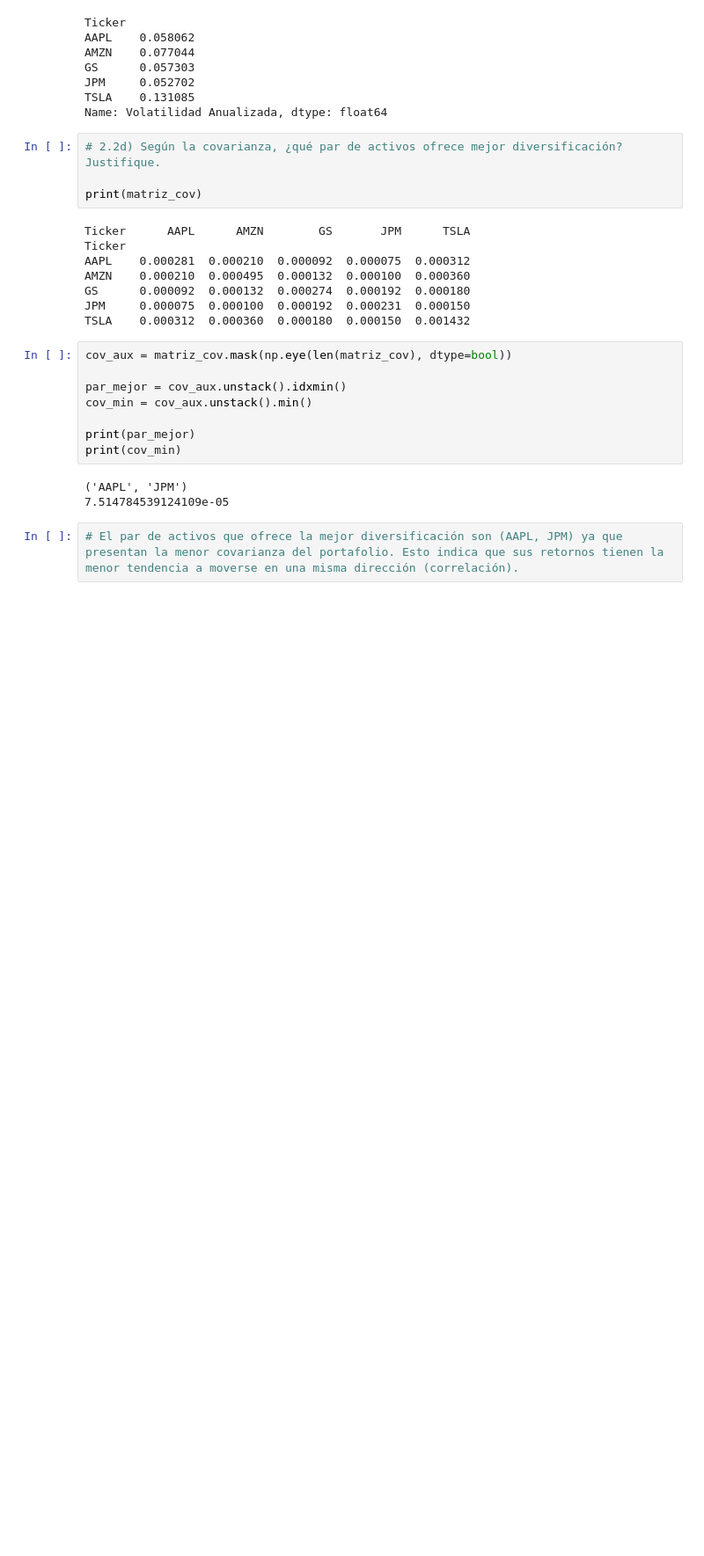
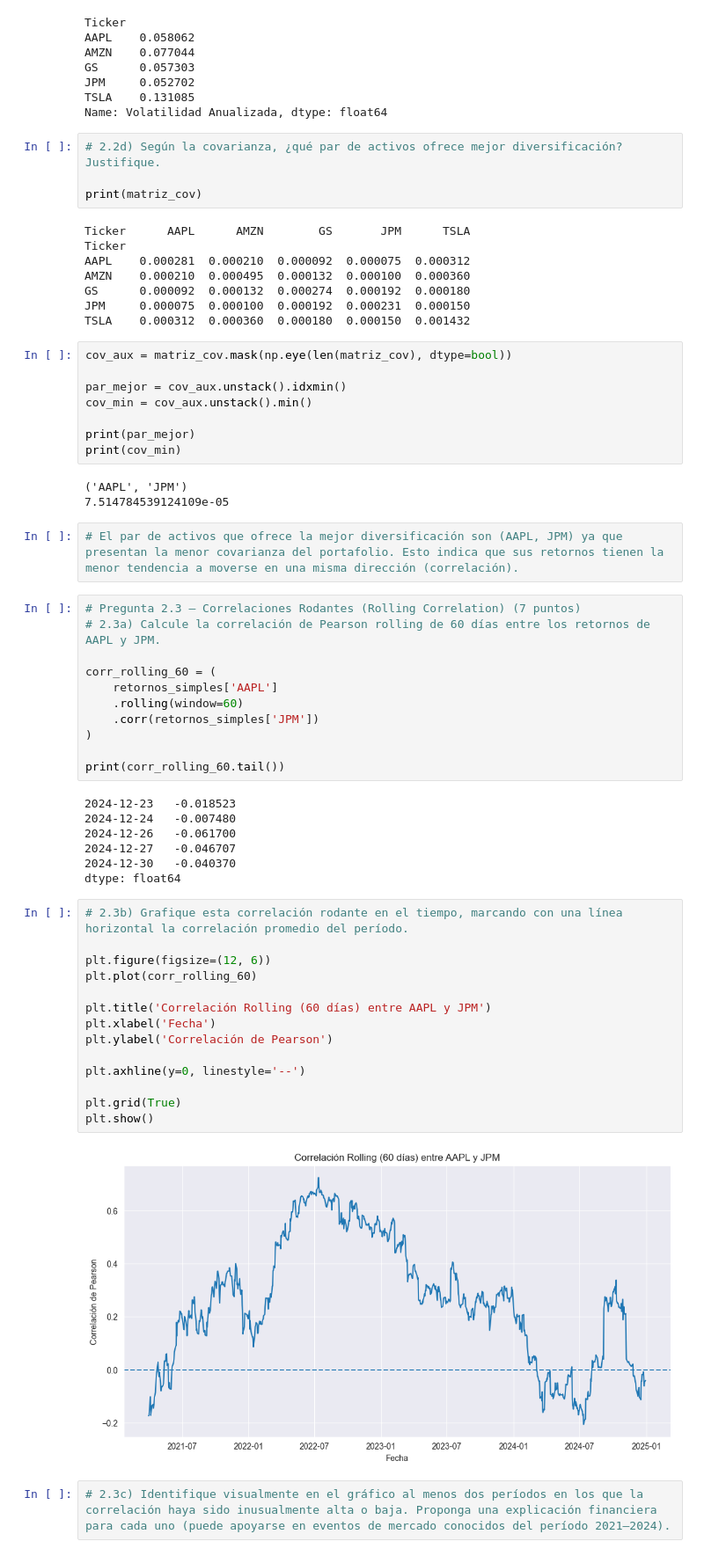
Before and after one commit to acardenas89/ds_finance_cardenas, a Jupyter notebook: notebooks/Tarea_3.ipynb, the cells around one changed output. Shown at 88% size. Saved outputs shown, nothing was run; the diff lists cells and outputs as text; blank space fills up the shorter version.

Commit message:
Correlacion Rolling (60 dias)

```diff
--- a/notebooks/Tarea_3.ipynb
+++ b/notebooks/Tarea_3.ipynb
@@ -608,3 +608,39 @@ print(cov_min)
 7.514784539124109e-05
 # %%
 # El par de activos que ofrece la mejor diversificación son (AAPL, JPM) ya que presentan la menor covarianza del portafolio. Esto indica que sus retornos tienen la menor tendencia a moverse en una misma dirección (correlación).
+# %%
+# Pregunta 2.3 — Correlaciones Rodantes (Rolling Correlation) (7 puntos)
+# 2.3a) Calcule la correlación de Pearson rolling de 60 días entre los retornos de AAPL y JPM.
+
+corr_rolling_60 = (
+    retornos_simples['AAPL']
+    .rolling(window=60)
+    .corr(retornos_simples['JPM'])
+)
+
+print(corr_rolling_60.tail())
+# %% [output]
+2024-12-23   -0.018523
+2024-12-24   -0.007480
+2024-12-26   -0.061700
+2024-12-27   -0.046707
+2024-12-30   -0.040370
+dtype: float64
+# %%
+# 2.3b) Grafique esta correlación rodante en el tiempo, marcando con una línea horizontal la correlación promedio del período.
+
+plt.figure(figsize=(12, 6))
+plt.plot(corr_rolling_60)
+
+plt.title('Correlación Rolling (60 días) entre AAPL y JPM')
+plt.xlabel('Fecha')
+plt.ylabel('Correlación de Pearson')
+
+plt.axhline(y=0, linestyle='--')
+
+plt.grid(True)
+plt.show()
+# %% [output]
+[figure, added]
+# %%
+# 2.3c) Identifique visualmente en el gráfico al menos dos períodos en los que la correlación haya sido inusualmente alta o baja. Proponga una explicación financiera para cada uno (puede apoyarse en eventos de mercado conocidos del período 2021–2024).
```
